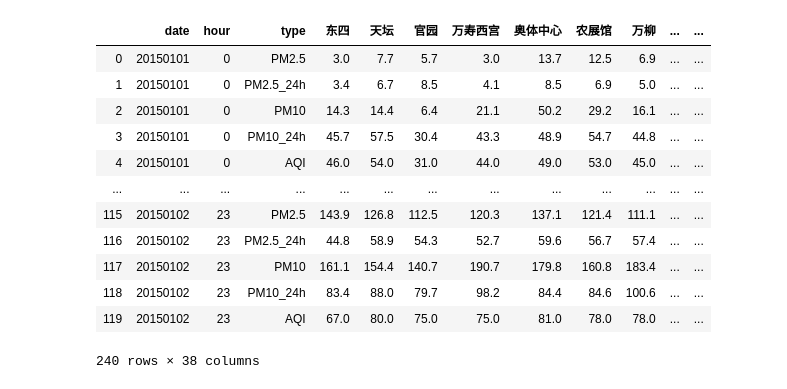
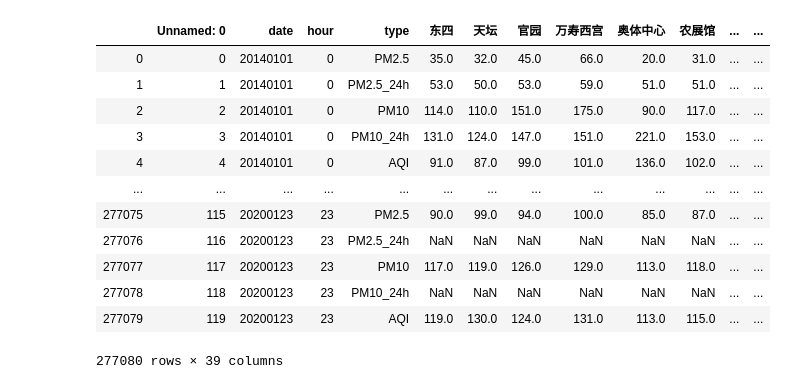
Before and after one commit to songyh15/PR2020_final_PM2.5, a Jupyter notebook: main.ipynb, the cells around one changed output. Cells and saved outputs as stored; diff of their text form; code cells hidden in the pictures.

```diff
--- a/main.ipynb
+++ b/main.ipynb
@@ -11,18 +11,23 @@ from sklearn.ensemble import AdaBoostRegressor
 from sklearn.ensemble import GradientBoostingRegressor
 # %%
 # 读取数据
-data_folder = os.walk(r"data")
-for path,dir_list,file_list in data_folder:
-    for file_name in file_list:
-        path_now = os.path.join(path, file_name)
-        if file_name == "beijing_all_20150101.csv" :
-            data_all = pd.read_csv(path_now)
-            print(path_now)
-#         elif file_name == "beijing_all_20161229.csv" :
-#             data_now = pd.read_csv(path_now)
-#             data_all = pd.concat([data_all, data_now], axis=0)
-#             break
-        elif file_name[:11] == "beijing_all" :
-            data_now = pd.read_csv(path_now)
-            data_all = pd.concat([data_all, data_now], axis=0)
-            print(path_now)
+# 注: 20141231读取不了, 删了; 20151230,1231是空文件, 删了
+
+# date_list = []
+# data_folder = os.walk(r"data")
+# for path,dir_list,file_list in data_folder:
+#     for file_name in file_list:
+#         path_now = os.path.join(path, file_name)
+#         if file_name[:11] == "beijing_all" :
+#             print(path_now)
+#             date_list.append(path_now)
+
+# date_list.sort()
+# data_all = pd.read_csv(date_list[0])
+# for i in range(1,len(date_list)):
+#     data_now = pd.read_csv(path_now)
+#     data_all = pd.concat([data_all, data_now], axis=0)
+
+# data_all.to_csv("data_all.csv")
+
+data_all = pd.read_csv("data_all.csv")
@@ -48,18 +33,0 @@ UnicodeDecodeError: 'utf-8' codec can't decode byte 0x8b in position 1: invalid
-# %%
-# data_all['date']==20150101
-# data_all[data_all['date'].isin([20151231])]
-data_all[data_all['date']<20150103]
-# %% [output]
-|  | date | hour | type | 东四 | 天坛 | 官园 | 万寿西宫 | 奥体中心 | 农展馆 | 万柳 | ... | ... |
-| 0 | 20150101 | 0 | PM2.5 | 3.0 | 7.7 | 5.7 | 3.0 | 13.7 | 12.5 | 6.9 | ... | ... |
-| 1 | 20150101 | 0 | PM2.5_24h | 3.4 | 6.7 | 8.5 | 4.1 | 8.5 | 6.9 | 5.0 | ... | ... |
-| 2 | 20150101 | 0 | PM10 | 14.3 | 14.4 | 6.4 | 21.1 | 50.2 | 29.2 | 16.1 | ... | ... |
-| 3 | 20150101 | 0 | PM10_24h | 45.7 | 57.5 | 30.4 | 43.3 | 48.9 | 54.7 | 44.8 | ... | ... |
-| 4 | 20150101 | 0 | AQI | 46.0 | 54.0 | 31.0 | 44.0 | 49.0 | 53.0 | 45.0 | ... | ... |
-| ... | ... | ... | ... | ... | ... | ... | ... | ... | ... | ... | ... | ... |
-| 115 | 20150102 | 23 | PM2.5 | 143.9 | 126.8 | 112.5 | 120.3 | 137.1 | 121.4 | 111.1 | ... | ... |
-| 116 | 20150102 | 23 | PM2.5_24h | 44.8 | 58.9 | 54.3 | 52.7 | 59.6 | 56.7 | 57.4 | ... | ... |
-| 117 | 20150102 | 23 | PM10 | 161.1 | 154.4 | 140.7 | 190.7 | 179.8 | 160.8 | 183.4 | ... | ... |
-| 118 | 20150102 | 23 | PM10_24h | 83.4 | 88.0 | 79.7 | 98.2 | 84.4 | 84.6 | 100.6 | ... | ... |
-| 119 | 20150102 | 23 | AQI | 67.0 | 80.0 | 75.0 | 75.0 | 81.0 | 78.0 | 78.0 | ... | ... |
-240 rows × 38 columns
@@ -69,0 +34,16 @@ data_all_pm25_filled = data_all_pm25.fillna(0)
+# %%
+data_all
+# %% [output]
+|  | Unnamed: 0 | date | hour | type | 东四 | 天坛 | 官园 | 万寿西宫 | 奥体中心 | 农展馆 | ... | ... |
+| 0 | 0 | 20140101 | 0 | PM2.5 | 35.0 | 32.0 | 45.0 | 66.0 | 20.0 | 31.0 | ... | ... |
+| 1 | 1 | 20140101 | 0 | PM2.5_24h | 53.0 | 50.0 | 53.0 | 59.0 | 51.0 | 51.0 | ... | ... |
+| 2 | 2 | 20140101 | 0 | PM10 | 114.0 | 110.0 | 151.0 | 175.0 | 90.0 | 117.0 | ... | ... |
+| 3 | 3 | 20140101 | 0 | PM10_24h | 131.0 | 124.0 | 147.0 | 151.0 | 221.0 | 153.0 | ... | ... |
+| 4 | 4 | 20140101 | 0 | AQI | 91.0 | 87.0 | 99.0 | 101.0 | 136.0 | 102.0 | ... | ... |
+| ... | ... | ... | ... | ... | ... | ... | ... | ... | ... | ... | ... | ... |
+| 277075 | 115 | 20200123 | 23 | PM2.5 | 90.0 | 99.0 | 94.0 | 100.0 | 85.0 | 87.0 | ... | ... |
+| 277076 | 116 | 20200123 | 23 | PM2.5_24h | NaN | NaN | NaN | NaN | NaN | NaN | ... | ... |
+| 277077 | 117 | 20200123 | 23 | PM10 | 117.0 | 119.0 | 126.0 | 129.0 | 113.0 | 118.0 | ... | ... |
+| 277078 | 118 | 20200123 | 23 | PM10_24h | NaN | NaN | NaN | NaN | NaN | NaN | ... | ... |
+| 277079 | 119 | 20200123 | 23 | AQI | 119.0 | 130.0 | 124.0 | 131.0 | 113.0 | 115.0 | ... | ... |
+277080 rows × 39 columns
```
Also changed, not shown: parts of 23 cells of this notebook, 5 other files.
